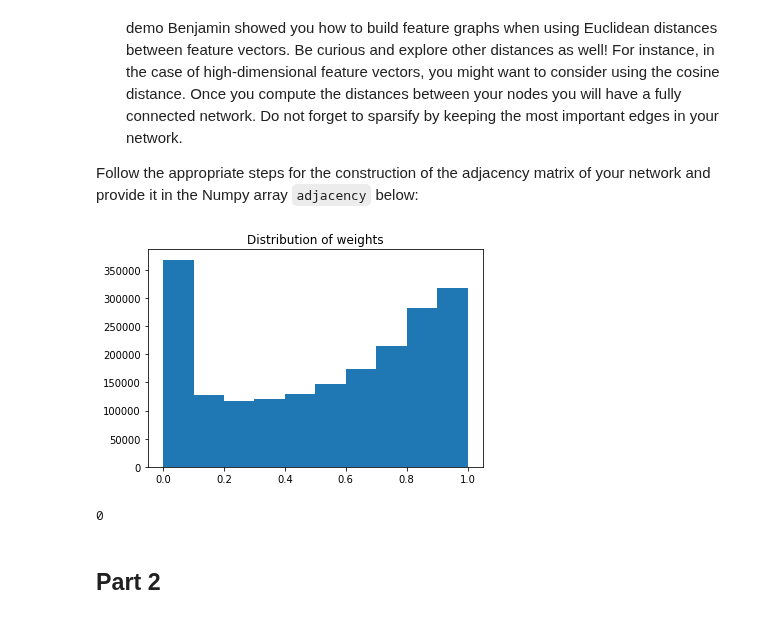
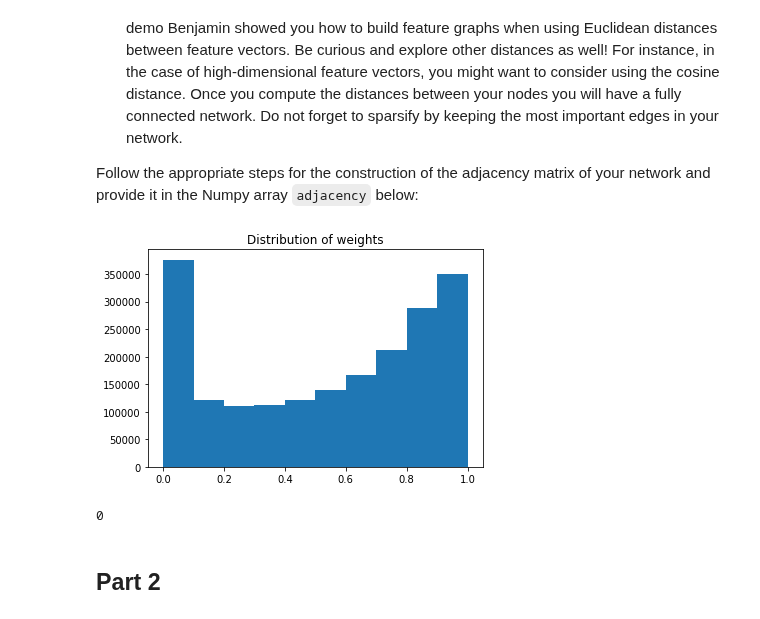
Before and after one commit to senakicir/ntds_project, a Jupyter notebook: 1_network_properties.ipynb, the cells around one changed output. Cells and saved outputs as stored; diff of their text form; code cells hidden in the pictures.

Commit message:
Changed features to include std,mean,median,skew,kurtosis + Updated notebook3

```diff
--- a/1_network_properties.ipynb
+++ b/1_network_properties.ipynb
@@ -128,30 +128,31 @@ Follow the appropriate steps for the construction of the adjacency matrix of you
 # %%
 # Your code here
 # Takes the small subset from tracks
 small = tracks[tracks['set', 'subset'] == 'small']
 # Filters out only the tracks that are Hip-Hop and Rock from small subset --> 2000 tracks
 subset = small[(small['track', 'genre_top'] == 'Hip-Hop') | (small['track', 'genre_top'] == 'Rock')]
 # Takes a subset of features based on the tracks found in the variable subset
 small_features = features[features.index.isin(subset.index)]
 
-features_part = small_features.loc[:,('mfcc', ('mean','std'), slice('01','20'))] # Take mfcc column as features
+features_part = small_features.loc[:,('mfcc', ('mean','std','median','kurtosis','skew'), slice('01','20'))] # Take mfcc column as features
 #features_part = small_features.loc[:,('mfcc')]
 distances = pdist(features_part.values, metric='cosine') # Use cosine equation to calculate distance
 kernel_width = distances.mean()
 weights = np.exp(-distances**2 / kernel_width**2) # Use Gaussian function to calculate weights
 
 #check histogram to see which values are common and where we can set the threshold
 fig = plt.figure()
 plt.hist(weights)
 plt.title('Distribution of weights')
 plt.show()
 plt.close(fig)
 
-weights[weights < 0.8] = 0 # Set values less than 0.95 to 0 for thresholding
+weights[weights < 0.79] = 0 # Set values less than 0.95 to 0 for thresholding
 adjacency = squareform(weights)
 np.sum(np.sum(adjacency, axis=0) == 0)
+#list(small_features.loc[:,('mfcc')])
 # %% [output]
-[figure, old version]
+[figure, new version]
 0
 # %% [markdown]
 ## Part 2
```
Also changed, not shown: parts of 7 cells of this notebook, 1 other file.
